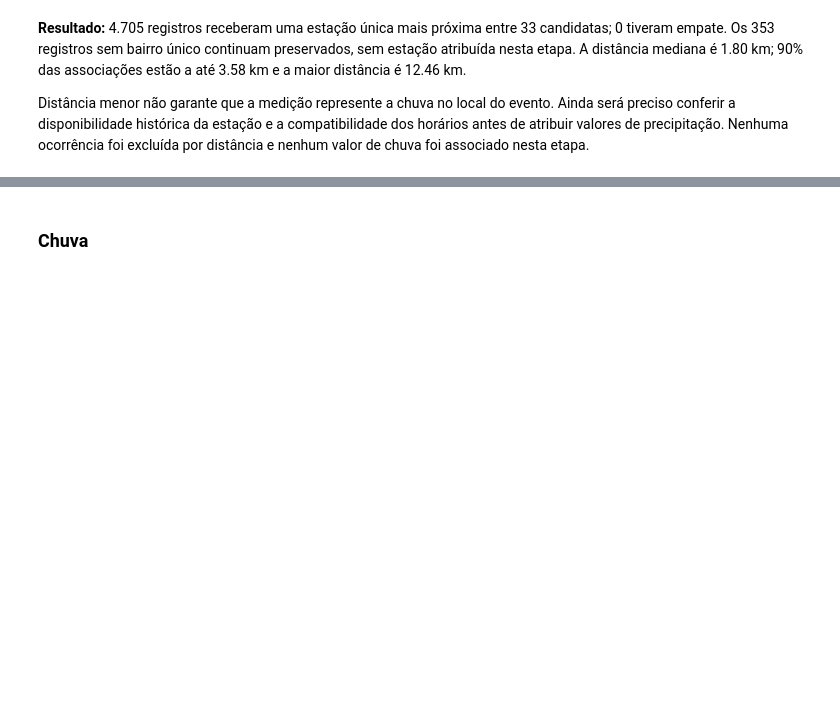
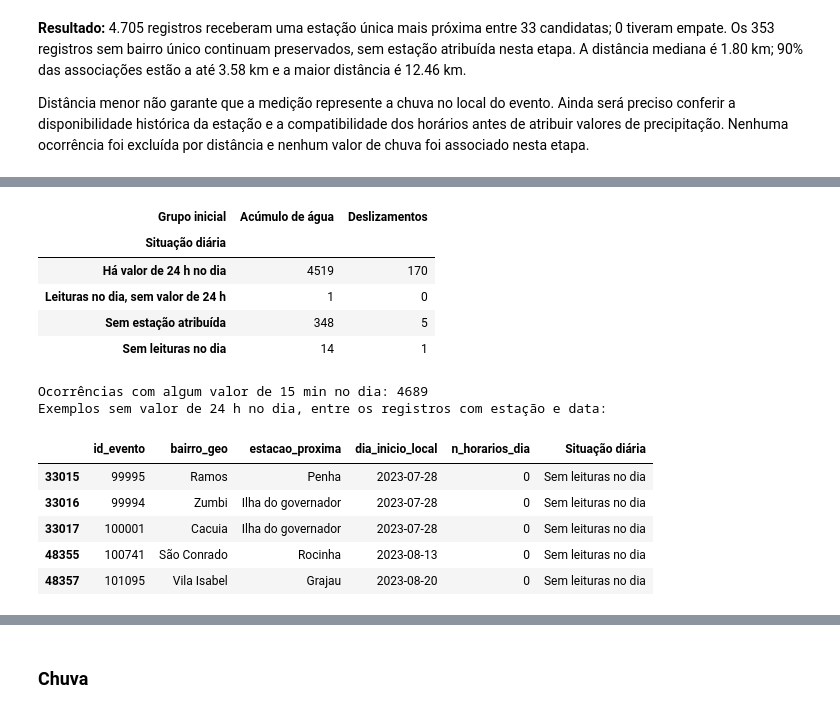
Before and after one commit to PedroVNeves/Quando_a_chuva_vira_problema, a Jupyter notebook: analise.ipynb, the cells around one changed output, grey strips where cells are left out. Saved outputs shown, nothing was run; the diff lists cells and outputs as text; code cells hidden in the pictures; blank space fills up the shorter version.

Commit message:
Verifica disponibilidade de chuva no dia das ocorrências

```diff
--- a/analise.ipynb
+++ b/analise.ipynb
@@ -694,0 +701,62 @@ Distância menor não garante que a medição represente a chuva no local do eve
+# %%
+cor_disponibilidade_dia = cor_com_estacao.copy()
+cor_disponibilidade_dia["dia_inicio_local"] = (
+    cor_disponibilidade_dia["data_inicio"].dt.tz_convert("America/Sao_Paulo").dt.date
+)
+elegiveis_dia_cor = (cor_disponibilidade_dia["id_estacao_proxima"].notna()
+                      & cor_disponibilidade_dia["dia_inicio_local"].notna())
+contagens_dias_cor = []
+for id_estacao, eventos_estacao in cor_disponibilidade_dia.loc[elegiveis_dia_cor].groupby("id_estacao_proxima"):
+    dias_eventos = eventos_estacao["dia_inicio_local"].unique().tolist()
+    leituras_dias = ler_chuva_com_horario(
+        (ds.field("id_estacao") == id_estacao) & ds.field("data_particao").isin(dias_eventos)
+    )
+    contagem_dias = leituras_dias.groupby("data_particao").agg(
+        n_horarios_dia=("horario", "nunique"),
+        n_valores_15min_dia=("acumulado_chuva_15_min", "count"),
+        n_valores_24h_dia=("acumulado_chuva_24_h", "count"),
+    ).rename_axis("dia_inicio_local").reset_index()
+    contagem_dias["id_estacao_proxima"] = id_estacao
+    contagens_dias_cor.append(contagem_dias)
+
+cobertura_dias_cor = pd.concat(contagens_dias_cor, ignore_index=True).set_index(
+    ["id_estacao_proxima", "dia_inicio_local"]
+)
+cor_disponibilidade_dia = cor_disponibilidade_dia.join(
+    cobertura_dias_cor, on=["id_estacao_proxima", "dia_inicio_local"], validate="many_to_one",
+)
+colunas_disponibilidade = ["n_horarios_dia", "n_valores_15min_dia", "n_valores_24h_dia"]
+for coluna in colunas_disponibilidade:
+    cor_disponibilidade_dia.loc[elegiveis_dia_cor, coluna] = cor_disponibilidade_dia.loc[elegiveis_dia_cor, coluna].fillna(0)
+    cor_disponibilidade_dia[coluna] = cor_disponibilidade_dia[coluna].astype("Int64")
+
+cor_disponibilidade_dia["Situação diária"] = "Sem estação atribuída"
+cor_disponibilidade_dia.loc[cor_disponibilidade_dia["id_estacao_proxima"].notna(), "Situação diária"] = "Sem data de início"
+cor_disponibilidade_dia.loc[elegiveis_dia_cor, "Situação diária"] = "Sem leituras no dia"
+cor_disponibilidade_dia.loc[elegiveis_dia_cor & cor_disponibilidade_dia["n_horarios_dia"].gt(0),
+    "Situação diária"] = "Leituras no dia, sem valor de 24 h"
+cor_disponibilidade_dia.loc[elegiveis_dia_cor & cor_disponibilidade_dia["n_valores_24h_dia"].gt(0),
+    "Situação diária"] = "Há valor de 24 h no dia"
+resumo_disponibilidade_dia = pd.crosstab(cor_disponibilidade_dia["Situação diária"],
+    cor_disponibilidade_dia["Grupo inicial"])
+display(resumo_disponibilidade_dia)
+print("Ocorrências com algum valor de 15 min no dia:",
+      int((elegiveis_dia_cor & cor_disponibilidade_dia["n_valores_15min_dia"].gt(0)).sum()))
+print("Exemplos sem valor de 24 h no dia, entre os registros com estação e data:")
+display(cor_disponibilidade_dia.loc[elegiveis_dia_cor & cor_disponibilidade_dia["n_valores_24h_dia"].eq(0),
+    ["id_evento", "bairro_geo", "estacao_proxima", "dia_inicio_local", "n_horarios_dia", "Situação diária"]].head(5))
+# %% [output]
+| Grupo inicial | Acúmulo de água | Deslizamentos |
+| Situação diária |  |  |
+| Há valor de 24 h no dia | 4519 | 170 |
+| Leituras no dia, sem valor de 24 h | 1 | 0 |
+| Sem estação atribuída | 348 | 5 |
+| Sem leituras no dia | 14 | 1 |
+Ocorrências com algum valor de 15 min no dia: 4689
+Exemplos sem valor de 24 h no dia, entre os registros com estação e data:
+|  | id_evento | bairro_geo | estacao_proxima | dia_inicio_local | n_horarios_dia | Situação diária |
+| 33015 | 99995 | Ramos | Penha | 2023-07-28 | 0 | Sem leituras no dia |
+| 33016 | 99994 | Zumbi | Ilha do governador | 2023-07-28 | 0 | Sem leituras no dia |
+| 33017 | 100001 | Cacuia | Ilha do governador | 2023-07-28 | 0 | Sem leituras no dia |
+| 48355 | 100741 | São Conrado | Rocinha | 2023-08-13 | 0 | Sem leituras no dia |
+| 48357 | 101095 | Vila Isabel | Grajau | 2023-08-20 | 0 | Sem leituras no dia |
```
Also changed, not shown: parts of 2 cells of this notebook.
